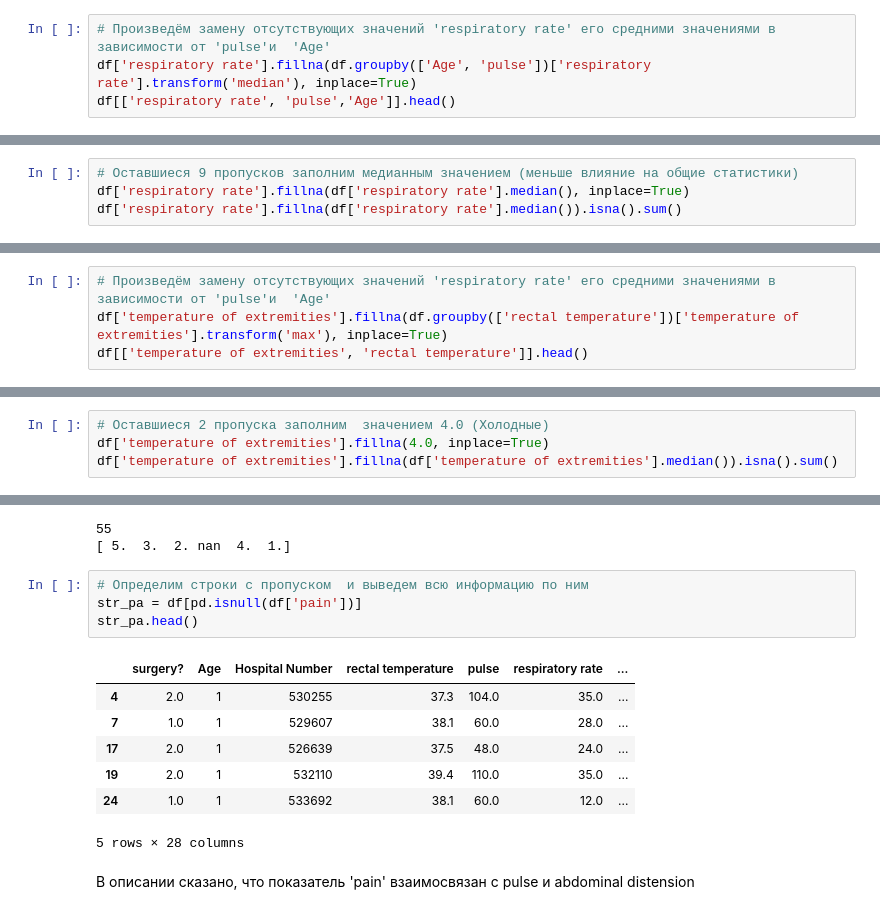
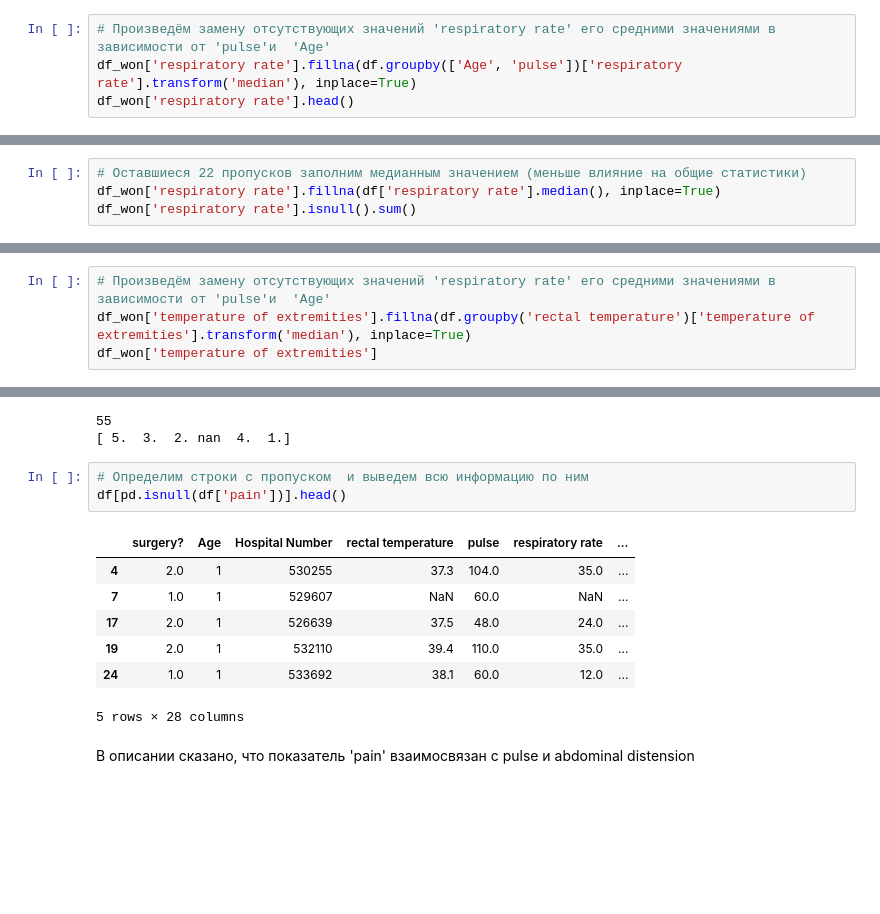
Before and after one commit to Anton-Solop/PYDP, a Jupyter notebook: home_work_stat_basics_210805.ipynb, the cells around one changed output, grey strips where cells are left out. Saved outputs shown, nothing was run; the diff lists cells and outputs as text; blank space fills up the shorter version.

```diff
--- a/home_work_stat_basics_210805.ipynb
+++ b/home_work_stat_basics_210805.ipynb
@@ -1336,6 +1359,6 @@ max       96.000000
 Name: respiratory rate, dtype: float64
 # %%
 # Произведём замену отсутствующих значений 'respiratory rate' его средними значениями в зависимости от 'pulse'и  'Age'
-df['respiratory rate'].fillna(df.groupby(['Age', 'pulse'])['respiratory rate'].transform('median'), inplace=True)
-df[['respiratory rate', 'pulse','Age']].head()
+df_won['respiratory rate'].fillna(df.groupby(['Age', 'pulse'])['respiratory rate'].transform('median'), inplace=True)
+df_won['respiratory rate'].head()
 # %% [output]
@@ -1383,9 +1391,9 @@ str_rr
 
 Заменим оставшиеся значения медианным значением (меньше влияние на общие статистики)
 # %%
-# Оставшиеся 9 пропусков заполним медианным значением (меньше влияние на общие статистики)
-df['respiratory rate'].fillna(df['respiratory rate'].median(), inplace=True)
-df['respiratory rate'].fillna(df['respiratory rate'].median()).isna().sum()
+# Оставшиеся 22 пропусков заполним медианным значением (меньше влияние на общие статистики)
+df_won['respiratory rate'].fillna(df['respiratory rate'].median(), inplace=True)
+df_won['respiratory rate'].isnull().sum()
 # %% [output]
 0
 # %%
@@ -1477,6 +1505,6 @@ max        4.000000
 Name: temperature of extremities, dtype: float64
 # %%
 # Произведём замену отсутствующих значений 'respiratory rate' его средними значениями в зависимости от 'pulse'и  'Age'
-df['temperature of extremities'].fillna(df.groupby(['rectal temperature'])['temperature of extremities'].transform('max'), inplace=True)
-df[['temperature of extremities', 'rectal temperature']].head()
+df_won['temperature of extremities'].fillna(df.groupby('rectal temperature')['temperature of extremities'].transform('median'), inplace=True)
+df_won['temperature of extremities']
 # %% [output]
@@ -1528,7 +1568,3 @@ str_te
 Для таких низких значений 'rectal temperature' не нашлось соответствия с  'temperature of extremities'
 
 Вставим  значение 4 = Холодные
-# %%
-# Оставшиеся 2 пропуска заполним  значением 4.0 (Холодные)
-df['temperature of extremities'].fillna(4.0, inplace=True)
-df['temperature of extremities'].fillna(df['temperature of extremities'].median()).isna().sum()
@@ -1555,12 +1603,11 @@ print(df['pain'].unique())
 [ 5.  3.  2. nan  4.  1.]
 # %%
 # Определим строки с пропуском  и выведем всю информацию по ним
-str_pa = df[pd.isnull(df['pain'])]
-str_pa.head()
+df[pd.isnull(df['pain'])].head()
 # %% [output]
 |  | surgery? | Age | Hospital Number | rectal temperature | pulse | respiratory rate | ... |
 | 4 | 2.0 | 1 | 530255 | 37.3 | 104.0 | 35.0 | ... |
-| 7 | 1.0 | 1 | 529607 | 38.1 | 60.0 | 28.0 | ... |
+| 7 | 1.0 | 1 | 529607 | NaN | 60.0 | NaN | ... |
 | 17 | 2.0 | 1 | 526639 | 37.5 | 48.0 | 24.0 | ... |
 | 19 | 2.0 | 1 | 532110 | 39.4 | 110.0 | 35.0 | ... |
 | 24 | 1.0 | 1 | 533692 | 38.1 | 60.0 | 12.0 | ... |
```
Also changed, not shown: parts of 100 cells of this notebook.
